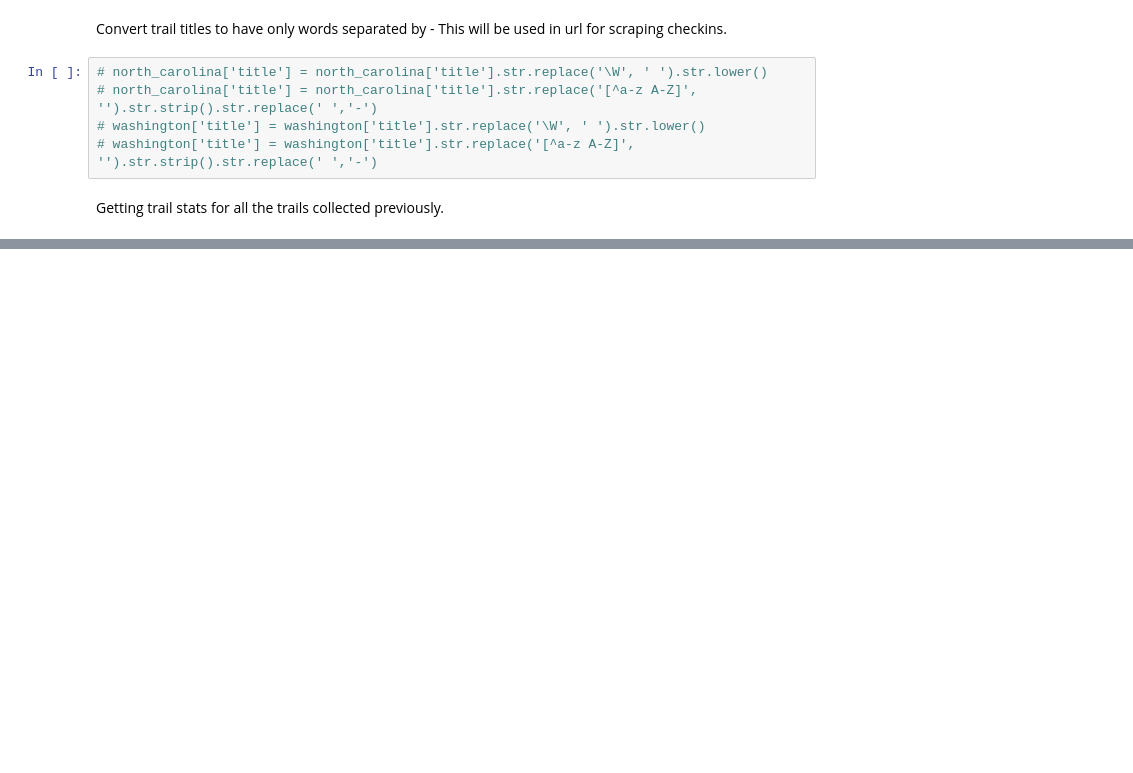
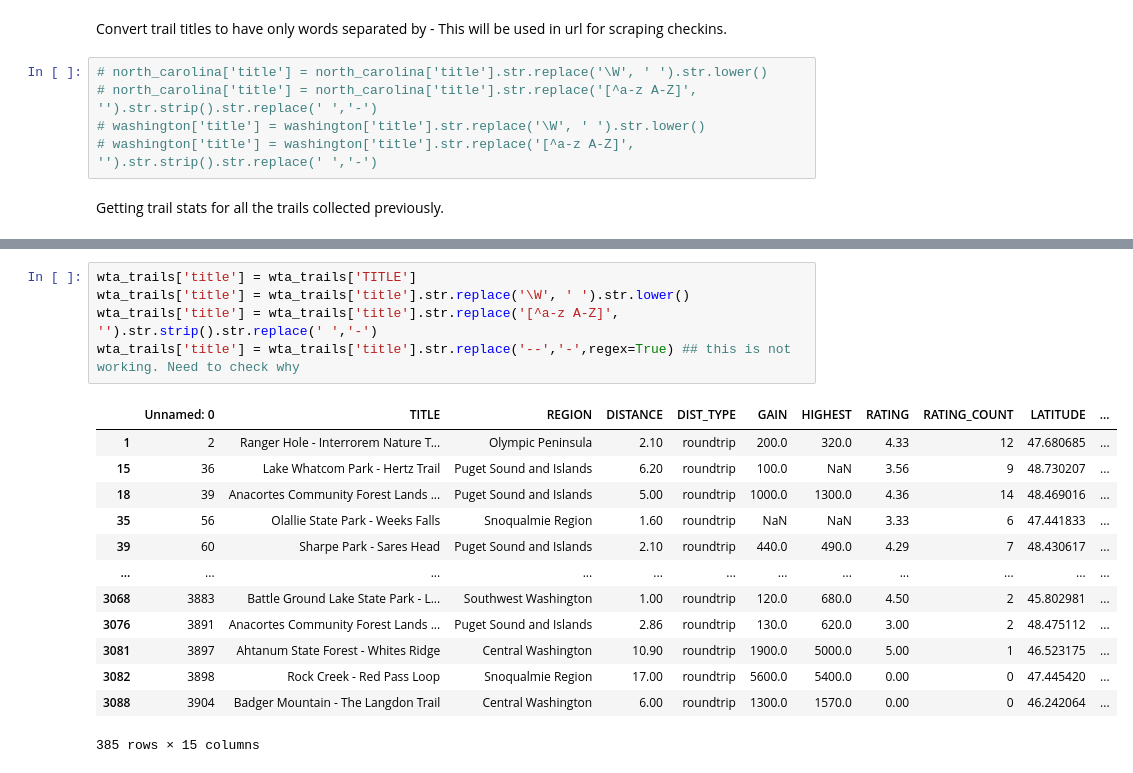
Before and after one commit to abonafede/TrailRecommendor, a Jupyter notebook: TrailRecommendor.ipynb, the cells around one changed output, grey strips where cells are left out. Saved outputs shown, nothing was run; the diff lists cells and outputs as text; blank space fills up the shorter version.

```diff
--- a/TrailRecommendor.ipynb
+++ b/TrailRecommendor.ipynb
@@ -80,0 +123,19 @@ checkins
+# %%
+wta_trails['title'] = wta_trails['TITLE']
+wta_trails['title'] = wta_trails['title'].str.replace('\W', ' ').str.lower()
+wta_trails['title'] = wta_trails['title'].str.replace('[^a-z A-Z]', '').str.strip().str.replace(' ','-')
+wta_trails['title'] = wta_trails['title'].str.replace('--','-',regex=True) ## this is not working. Need to check why
+# %% [output]
+|  | Unnamed: 0 | TITLE | REGION | DISTANCE | DIST_TYPE | GAIN | HIGHEST | RATING | RATING_COUNT | LATITUDE | ... |
+| 1 | 2 | Ranger Hole - Interrorem Nature T... | Olympic Peninsula | 2.10 | roundtrip | 200.0 | 320.0 | 4.33 | 12 | 47.680685 | ... |
+| 15 | 36 | Lake Whatcom Park - Hertz Trail | Puget Sound and Islands | 6.20 | roundtrip | 100.0 | NaN | 3.56 | 9 | 48.730207 | ... |
+| 18 | 39 | Anacortes Community Forest Lands ... | Puget Sound and Islands | 5.00 | roundtrip | 1000.0 | 1300.0 | 4.36 | 14 | 48.469016 | ... |
+| 35 | 56 | Olallie State Park - Weeks Falls | Snoqualmie Region | 1.60 | roundtrip | NaN | NaN | 3.33 | 6 | 47.441833 | ... |
+| 39 | 60 | Sharpe Park - Sares Head | Puget Sound and Islands | 2.10 | roundtrip | 440.0 | 490.0 | 4.29 | 7 | 48.430617 | ... |
+| ... | ... | ... | ... | ... | ... | ... | ... | ... | ... | ... | ... |
+| 3068 | 3883 | Battle Ground Lake State Park - L... | Southwest Washington | 1.00 | roundtrip | 120.0 | 680.0 | 4.50 | 2 | 45.802981 | ... |
+| 3076 | 3891 | Anacortes Community Forest Lands ... | Puget Sound and Islands | 2.86 | roundtrip | 130.0 | 620.0 | 3.00 | 2 | 48.475112 | ... |
+| 3081 | 3897 | Ahtanum State Forest - Whites Ridge | Central Washington | 10.90 | roundtrip | 1900.0 | 5000.0 | 5.00 | 1 | 46.523175 | ... |
+| 3082 | 3898 | Rock Creek - Red Pass Loop | Snoqualmie Region | 17.00 | roundtrip | 5600.0 | 5400.0 | 0.00 | 0 | 47.445420 | ... |
+| 3088 | 3904 | Badger Mountain - The Langdon Trail | Central Washington | 6.00 | roundtrip | 1300.0 | 1570.0 | 0.00 | 0 | 46.242064 | ... |
+385 rows × 15 columns
```
Also changed, not shown: parts of 10 cells of this notebook, 1 other file.
